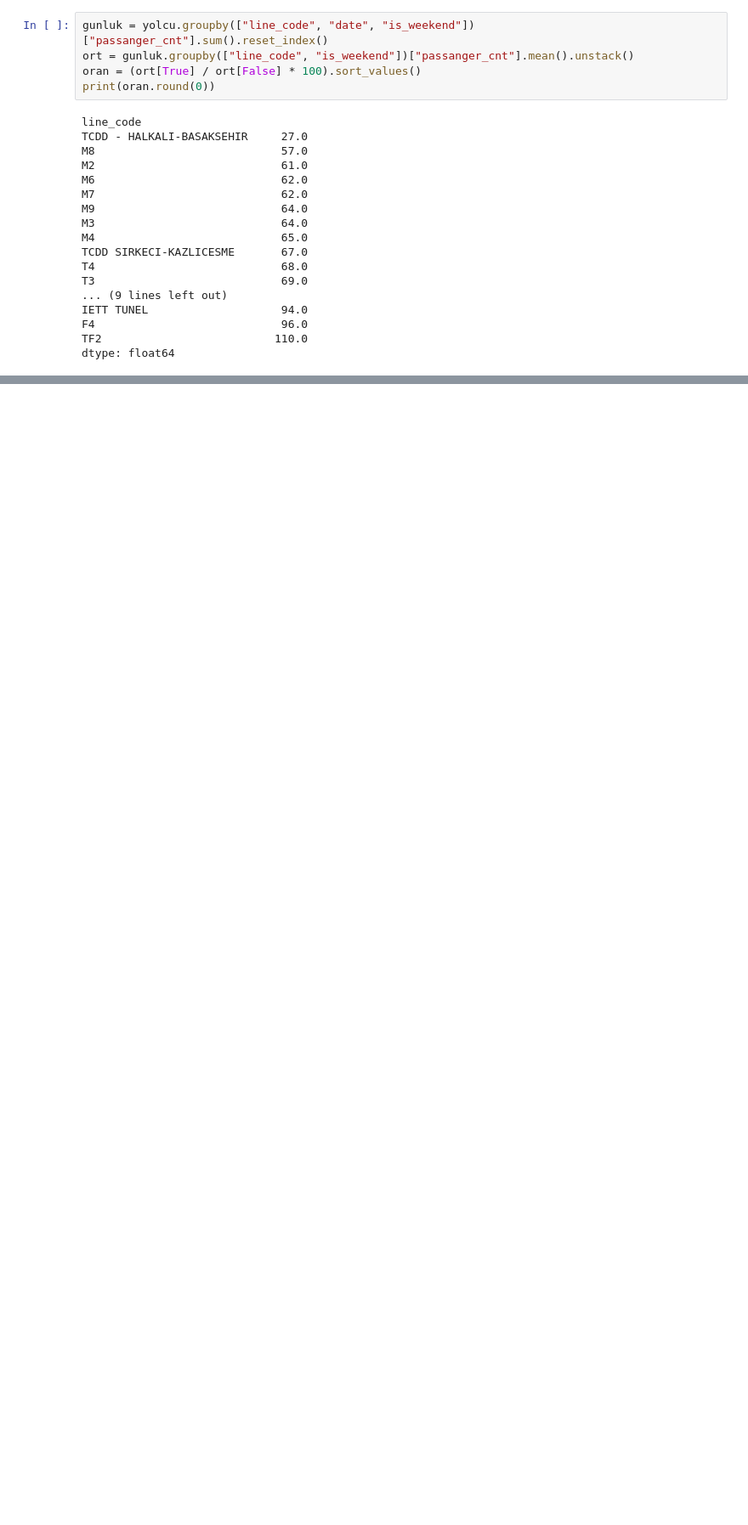
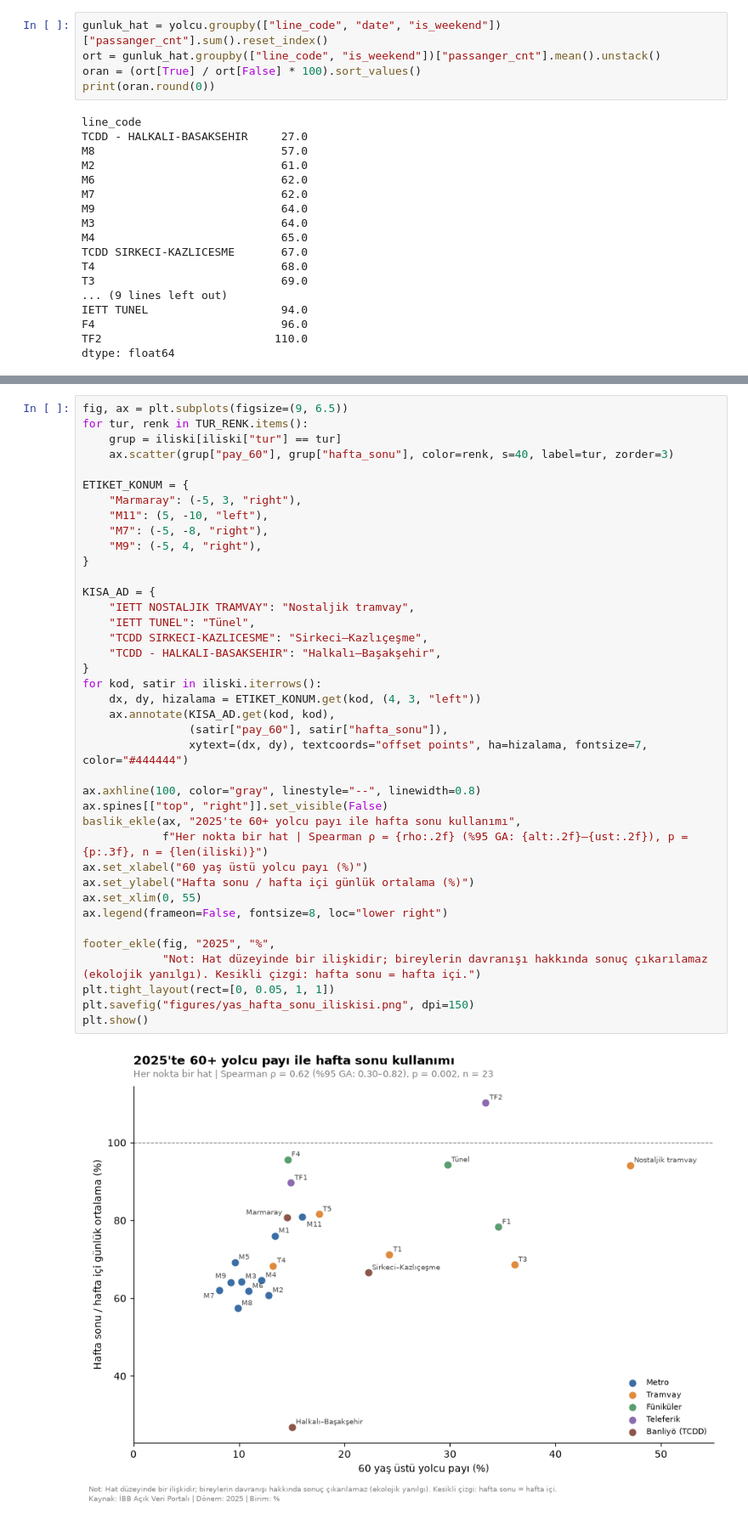
Before and after one commit to IsmailSamiB/-istanbul-rayli-sistemler, a Jupyter notebook: analiz.ipynb, the cells around one changed output, grey strips where cells are left out. Shown at 85% size. Saved outputs shown, nothing was run; the diff lists cells and outputs as text; blank space fills up the shorter version.

```diff
--- a/analiz.ipynb
+++ b/analiz.ipynb
@@ -278,6 +353,6 @@ plt.show()
 # %%
-gunluk = yolcu.groupby(["line_code", "date", "is_weekend"])["passanger_cnt"].sum().reset_index()
-ort = gunluk.groupby(["line_code", "is_weekend"])["passanger_cnt"].mean().unstack()
+gunluk_hat = yolcu.groupby(["line_code", "date", "is_weekend"])["passanger_cnt"].sum().reset_index()
+ort = gunluk_hat.groupby(["line_code", "is_weekend"])["passanger_cnt"].mean().unstack()
 oran = (ort[True] / ort[False] * 100).sort_values()
 print(oran.round(0))
 # %% [output]
@@ -323,0 +676,41 @@ plt.show()
+# %%
+fig, ax = plt.subplots(figsize=(9, 6.5))
+for tur, renk in TUR_RENK.items():
+    grup = iliski[iliski["tur"] == tur]
+    ax.scatter(grup["pay_60"], grup["hafta_sonu"], color=renk, s=40, label=tur, zorder=3)
+
+ETIKET_KONUM = {
+    "Marmaray": (-5, 3, "right"),
+    "M11": (5, -10, "left"),
+    "M7": (-5, -8, "right"),
+    "M9": (-5, 4, "right"),
+}
+
+KISA_AD = {
+    "IETT NOSTALJIK TRAMVAY": "Nostaljik tramvay",
+    "IETT TUNEL": "Tünel",
+    "TCDD SIRKECI-KAZLICESME": "Sirkeci–Kazlıçeşme",
+    "TCDD - HALKALI-BASAKSEHIR": "Halkalı–Başakşehir",
+}
+for kod, satir in iliski.iterrows():
+    dx, dy, hizalama = ETIKET_KONUM.get(kod, (4, 3, "left"))
+    ax.annotate(KISA_AD.get(kod, kod),
+                (satir["pay_60"], satir["hafta_sonu"]),
+                xytext=(dx, dy), textcoords="offset points", ha=hizalama, fontsize=7, color="#444444")
+
+ax.axhline(100, color="gray", linestyle="--", linewidth=0.8)
+ax.spines[["top", "right"]].set_visible(False)
+baslik_ekle(ax, "2025'te 60+ yolcu payı ile hafta sonu kullanımı",
+            f"Her nokta bir hat | Spearman ρ = {rho:.2f} (%95 GA: {alt:.2f}–{ust:.2f}), p = {p:.3f}, n = {len(iliski)}")
+ax.set_xlabel("60 yaş üstü yolcu payı (%)")
+ax.set_ylabel("Hafta sonu / hafta içi günlük ortalama (%)")
+ax.set_xlim(0, 55)
+ax.legend(frameon=False, fontsize=8, loc="lower right")
+
+footer_ekle(fig, "2025", "%",
+            "Not: Hat düzeyinde bir ilişkidir; bireylerin davranışı hakkında sonuç çıkarılamaz (ekolojik yanılgı). Kesikli çizgi: hafta sonu = hafta içi.")
+plt.tight_layout(rect=[0, 0.05, 1, 1])
+plt.savefig("figures/yas_hafta_sonu_iliskisi.png", dpi=150)
+plt.show()
+# %% [output]
+[figure, added]
```
Also changed, not shown: parts of 44 cells of this notebook, 5 other files.
